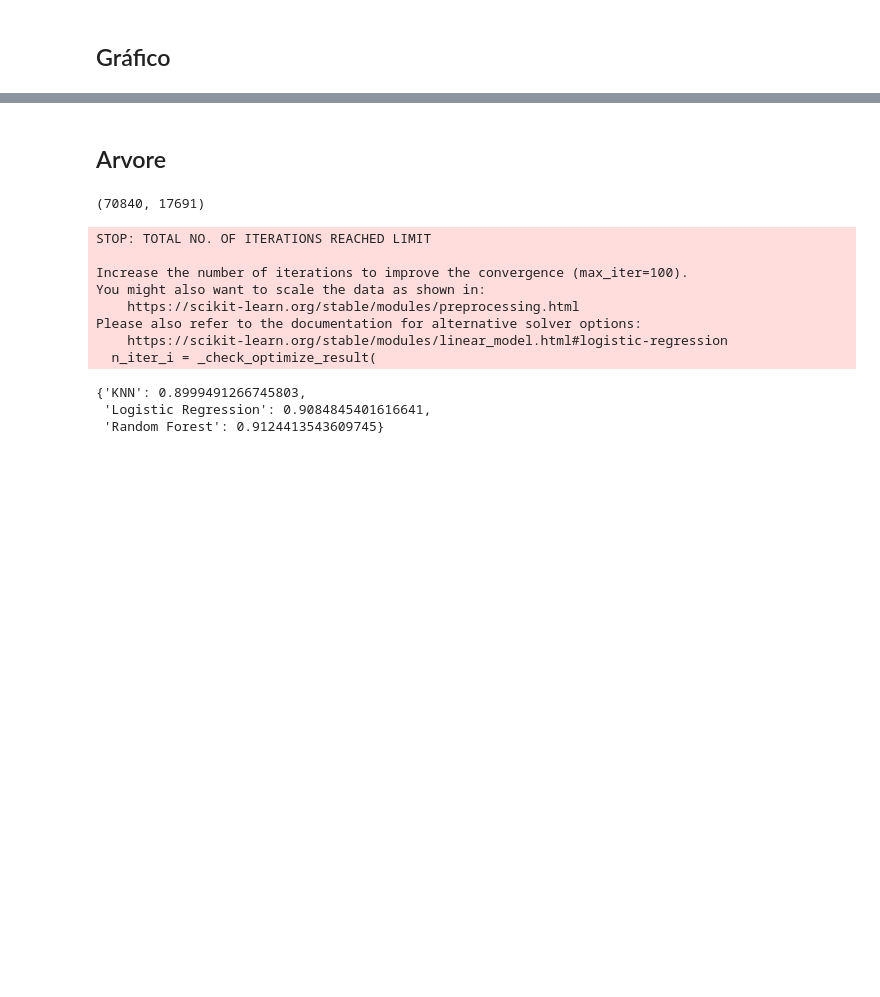
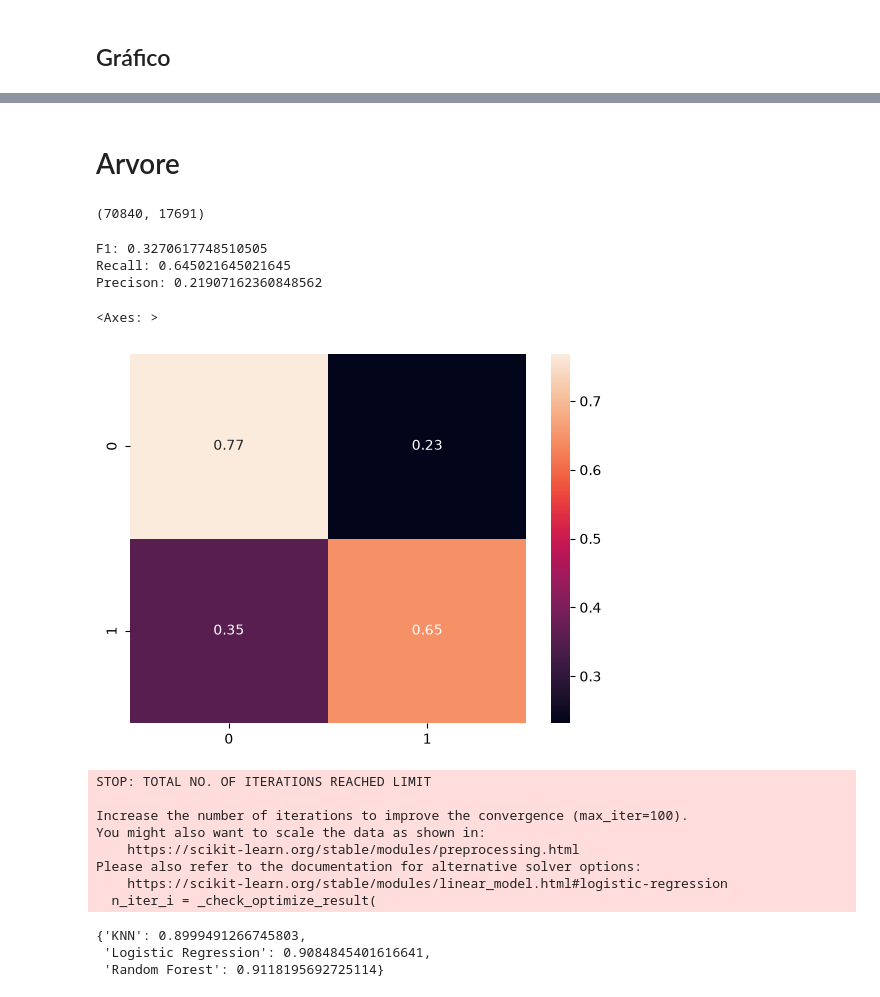
Before and after one commit to toni-cav/Analise_SIICUSP, a Jupyter notebook: exploratorio_depressao_e_sem_depressao.ipynb, the cells around one changed output, grey strips where cells are left out. Drawn from its saved outputs; the diff is of its cells as text; code cells hidden in the pictures; blank space fills up the shorter version.

Commit message:
Arvore

```diff
--- a/exploratorio_depressao_e_sem_depressao.ipynb
+++ b/exploratorio_depressao_e_sem_depressao.ipynb
@@ -812,12 +796,12 @@ display(dados)
 #             fmt=".2f",
 #             cmap="YlGnBu")
 # %% [markdown]
-## Arvore
+# Arvore
 # %%
 ##Modelagem dos dados
 
 X = dados.drop("Q092", axis=1)
-y = dados["Q092"]
+y = dados["Q092"].replace({2: 0})
 # %%
 #TREINO E TESTE
 from sklearn.model_selection import train_test_split
@@ -838,6 +822,33 @@ X_test = X_test.fillna(-1)
 len(y_train), len(y_test)
 # %% [output]
 (70840, 17691)
+# %%
+from sklearn.tree import DecisionTreeClassifier
+from sklearn.metrics import f1_score, recall_score, precision_score, confusion_matrix
+
+dt = DecisionTreeClassifier(
+    criterion='entropy',
+    max_depth=9,
+    splitter='best',
+    min_samples_leaf=10,
+    min_samples_split=20,
+    class_weight='balanced'
+)
+
+dt.fit(X_train, y_train)
+
+y_pred = dt.predict(X_test)
+
+print("F1:", f1_score(y_test, y_pred))
+print("Recall:", recall_score(y_test, y_pred))
+print("Precison:", precision_score(y_test, y_pred))
+sns.heatmap(confusion_matrix(y_test, y_pred, normalize='true'), annot=True)
+# %% [output]
+F1: 0.3270617748510505
+Recall: 0.645021645021645
+Precison: 0.21907162360848562
+<Axes: >
+[figure, added]
 # %%
 from sklearn.linear_model import LogisticRegression
 from sklearn.neighbors import KNeighborsClassifier
@@ -873,7 +884,7 @@ Please also refer to the documentation for alternative solver options:
   n_iter_i = _check_optimize_result(
 {'KNN': 0.8999491266745803,
  'Logistic Regression': 0.9084845401616641,
- 'Random Forest': 0.9124413543609745}
+ 'Random Forest': 0.9118195692725114}
 # %%
 #Ajuste de Hiperparametros e Validação Cruzada
 
```
Also changed, not shown: parts of 13 cells of this notebook.
